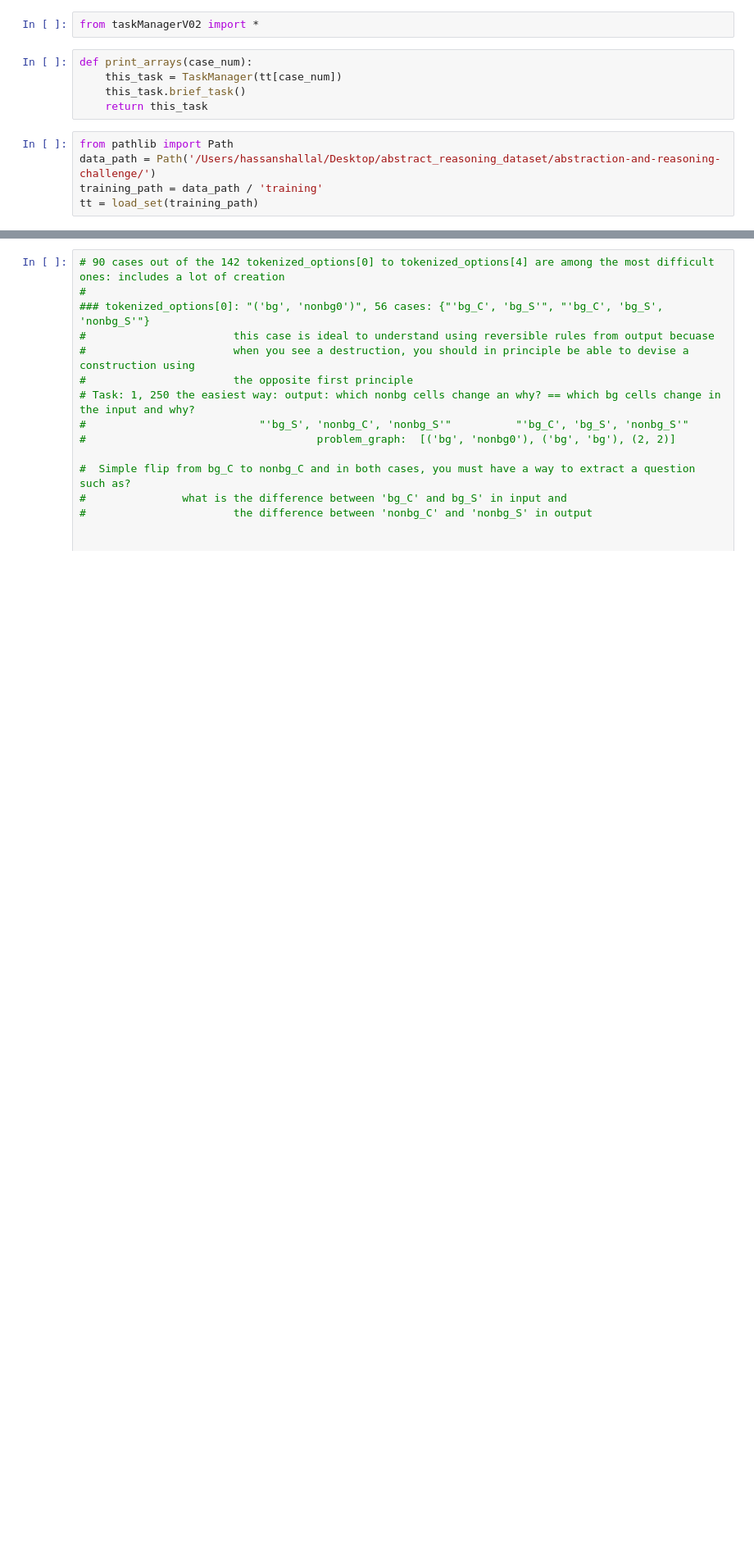
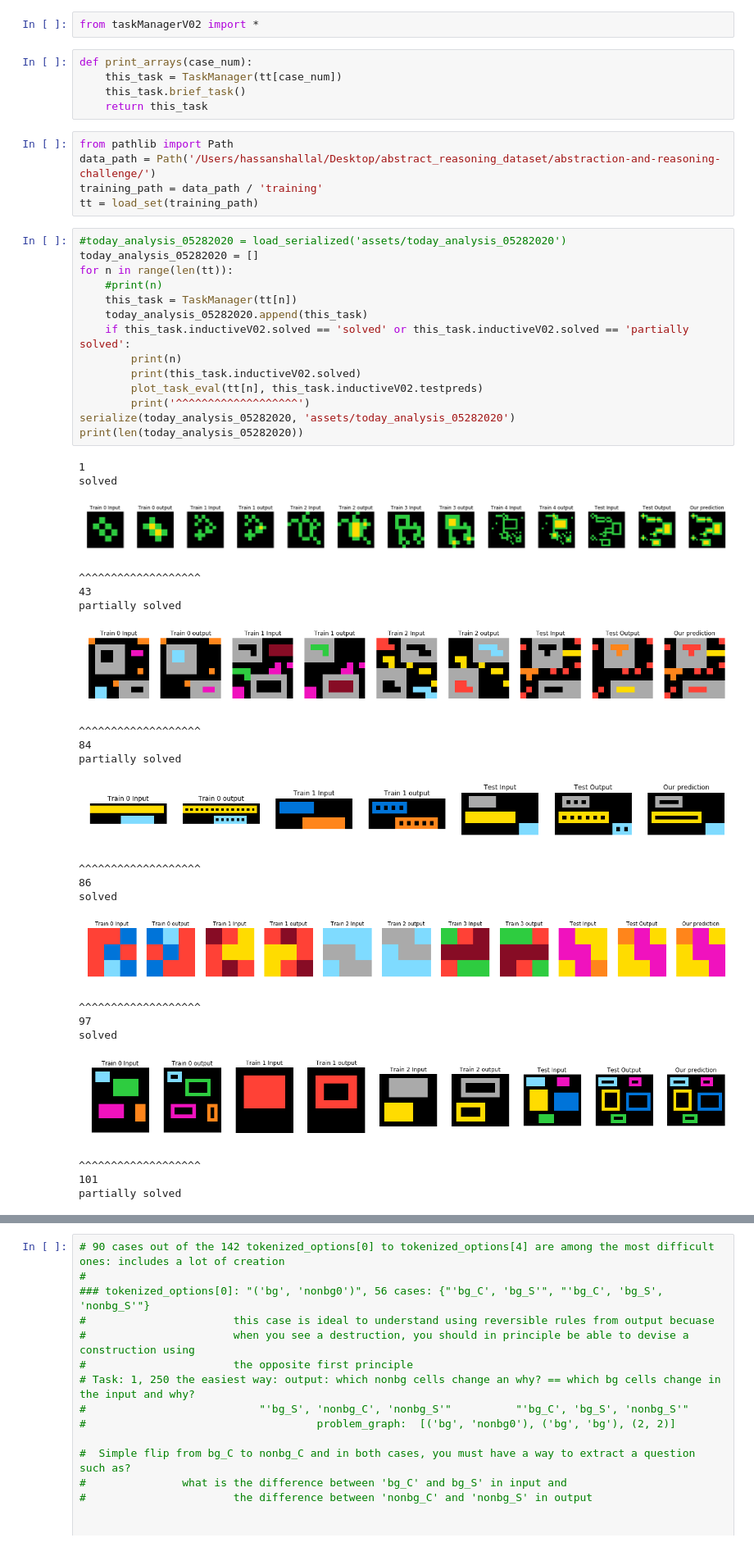
Before and after one commit to hassanshallal/ARCsolver, a Jupyter notebook: ARCSolverV02.ipynb, the cells around one changed output, grey strips where cells are left out. Shown at 82% size. Saved outputs shown, nothing was run; the diff lists cells and outputs as text; blank space fills up the shorter version.

Commit message:
22_more_cognition_16_solved_9_attempted

```diff
--- a/ARCSolverV02.ipynb
+++ b/ARCSolverV02.ipynb
@@ -12,3 +12,40 @@ from pathlib import Path
 data_path = Path('/Users/hassanshallal/Desktop/abstract_reasoning_dataset/abstraction-and-reasoning-challenge/')
 training_path = data_path / 'training'
 tt = load_set(training_path)
+# %%
+#today_analysis_05282020 = load_serialized('assets/today_analysis_05282020')
+today_analysis_05282020 = []
+for n in range(len(tt)):
+    #print(n)
+    this_task = TaskManager(tt[n])
+    today_analysis_05282020.append(this_task)
+    if this_task.inductiveV02.solved == 'solved' or this_task.inductiveV02.solved == 'partially solved':
+        print(n)
+        print(this_task.inductiveV02.solved)
+        plot_task_eval(tt[n], this_task.inductiveV02.testpreds)
+        print('^^^^^^^^^^^^^^^^^^^')
+serialize(today_analysis_05282020, 'assets/today_analysis_05282020')
+print(len(today_analysis_05282020))
+# %% [output]
+1
+solved
+[figure, added]
+^^^^^^^^^^^^^^^^^^^
+43
+partially solved
+[figure, added]
+^^^^^^^^^^^^^^^^^^^
+84
+partially solved
+[figure, added]
+^^^^^^^^^^^^^^^^^^^
+86
+solved
+[figure, added]
+^^^^^^^^^^^^^^^^^^^
+97
+solved
+[figure, added]
+^^^^^^^^^^^^^^^^^^^
+101
+partially solved
```
Also changed, not shown: parts of 28 cells of this notebook, 6 other files.
